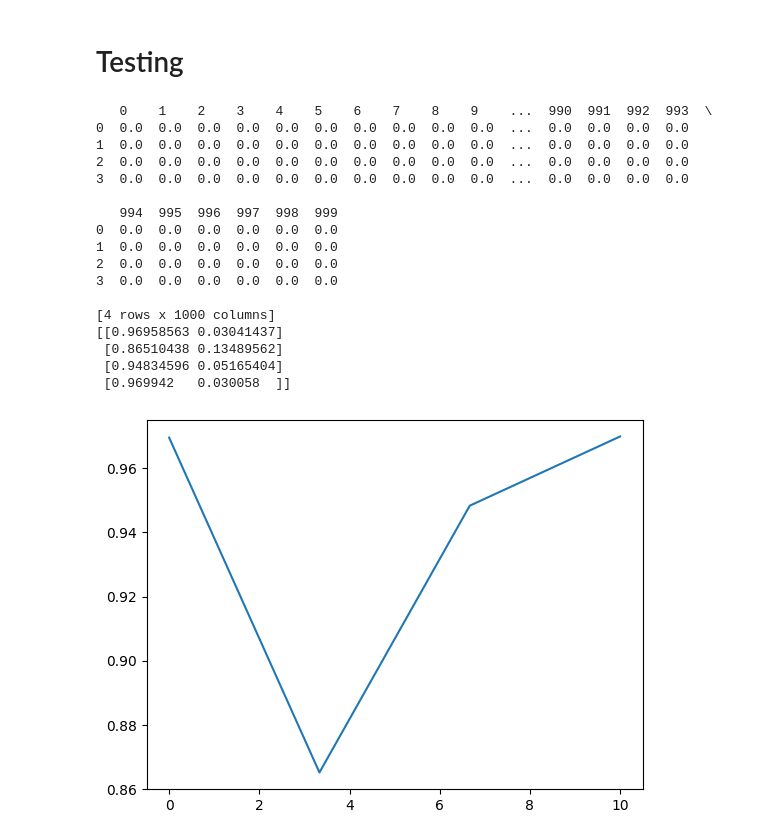
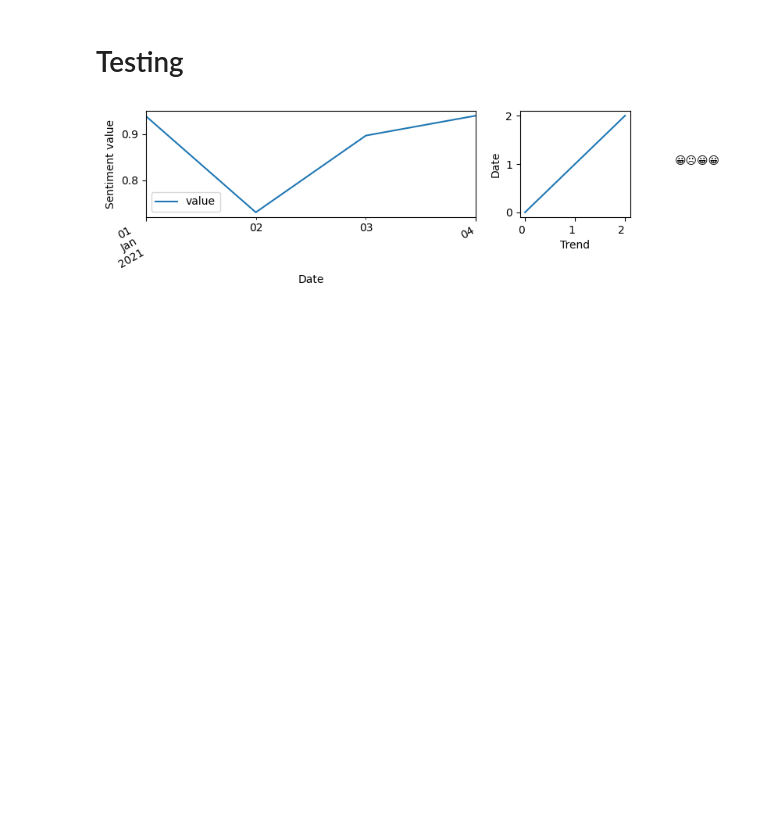
Before and after one commit to TomiukQT/diploma-thesis, a Jupyter notebook: src/main.ipynb, the cells around one changed output. Drawn from its saved outputs; the diff is of its cells as text; code cells hidden in the pictures; blank space fills up the shorter version.

Commit message:
better plotting

```diff
--- a/src/main.ipynb
+++ b/src/main.ipynb
@@ -174,37 +178,49 @@ print(model.predict(test_data))
 print(f'f1: {metrics["f1_score"]}')
 # %% [markdown]
 # Testing
+# %%
+def emoji_from_score(score):
+    return '😀' if score > 0.85 else '😐' if score > 0.75 else '☹'
+
+def index_dates(data, dates):
+    date_time = pd.to_datetime(dates)
+    df = pd.DataFrame()
+    df['value'] = data
+    df = df.set_index(date_time)
+    return df
+
+def plot_function(data, plot_path=None, x_label='Date', y_label='Sentiment value', data2=pd.Series([0,1,2])):
+
+    fig, (ax1, ax2) = plt.subplots(1, 2, figsize=(8, 2), width_ratios=[3, 1])
+
+    # Plot sentiment values
+    data.plot(ax=ax1)
+    plt.gcf().autofmt_xdate()
+    ax1.set_xlabel(x_label)
+    ax1.set_ylabel(y_label)
+
+    # Plot trend
+    data2.plot(ax=ax2)
+    ax2.set_xlabel("Trend")
+    ax2.set_ylabel("Date")
+
+    ax2.text(3, 1, ''.join(data["value"].apply(lambda x: emoji_from_score(x))))
+    if plot_path is not None:
+        plt.savefig(plot_path)
+    plt.show()
 # %%
 from analyzer.analyzer import Analyzer
 import matplotlib.pyplot as plt
 
 
 test_data = ["it's unbelievable that in the 21st century we'd need something like this. again. #neverump  #xenophobia ", 'This thing is pretty shit', 'life', 'ugly bad ugly']
-x = np.linspace(0,10, len(test_data))
 
+date_time = ["2021-01-01", "2021-01-02", "2021-01-03", "2021-01-04"]
 
 analyzer = Analyzer('models', 'model.sav', 'vectorizer.sav')
 results = analyzer.get_sentiment_analysis(test_data)
-
-fig, ax = plt.subplots()
-ax.plot(x, results)
-plt.show()
+results = pd.Series(results).apply(lambda x: (2*x)-1)
+results = index_dates(results,date_time)
+plot_function(results, plot_path='out/graphs/foo.png')
 # %% [output]
-   0    1    2    3    4    5    6    7    8    9    ...  990  991  992  993  \
-0  0.0  0.0  0.0  0.0  0.0  0.0  0.0  0.0  0.0  0.0  ...  0.0  0.0  0.0  0.0
-1  0.0  0.0  0.0  0.0  0.0  0.0  0.0  0.0  0.0  0.0  ...  0.0  0.0  0.0  0.0
-2  0.0  0.0  0.0  0.0  0.0  0.0  0.0  0.0  0.0  0.0  ...  0.0  0.0  0.0  0.0
-3  0.0  0.0  0.0  0.0  0.0  0.0  0.0  0.0  0.0  0.0  ...  0.0  0.0  0.0  0.0
-
-   994  995  996  997  998  999
-0  0.0  0.0  0.0  0.0  0.0  0.0
-1  0.0  0.0  0.0  0.0  0.0  0.0
-2  0.0  0.0  0.0  0.0  0.0  0.0
-3  0.0  0.0  0.0  0.0  0.0  0.0
-
-[4 rows x 1000 columns]
-[[0.96958563 0.03041437]
- [0.86510438 0.13489562]
- [0.94834596 0.05165404]
- [0.969942   0.030058  ]]
-[figure, old version]
+[figure, new version]
```
Also changed, not shown: parts of 2 cells of this notebook, 3 other files.
